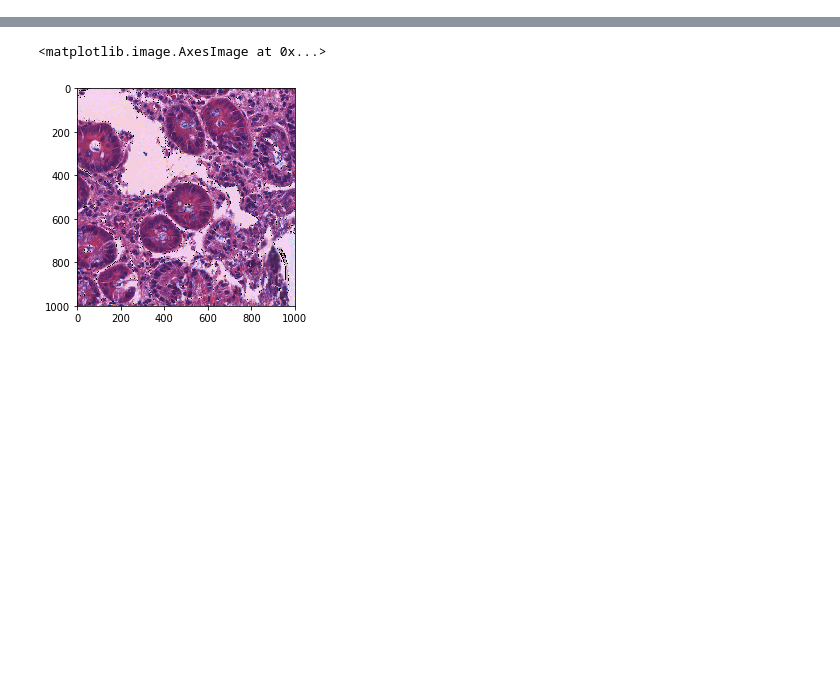
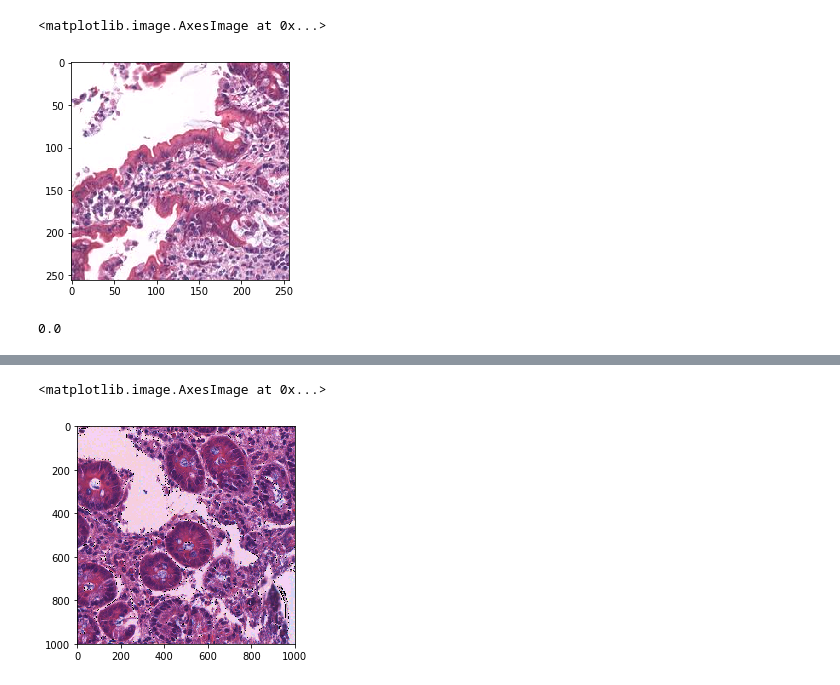
Before and after one commit to UVA-DSI-2019-Capstones/CHRC, a Jupyter notebook: image_augmentaion/color_correction.ipynb, the cells around one changed output, grey strips where cells are left out. Saved outputs shown, nothing was run; the diff lists cells and outputs as text; code cells hidden in the pictures; blank space fills up the shorter version.

```diff
--- a/image_augmentaion/color_correction.ipynb
+++ b/image_augmentaion/color_correction.ipynb
@@ -77 +98,16 @@ plt.imshow(out,shape=(256,256))
+# %%
+contrast = random.randint(-4, 8)
+contrast = (contrast*5)/255
+
+img = img * (contrast/127+1) - contrast
+img = np.clip(img, 0, 1)
+# %%
+plt.imshow(img,shape=(256,256))
+# %% [output]
+<matplotlib.image.AxesImage at 0x...>
+[figure, added]
+# %%
+contrast*255
+# %% [output]
+0.0
 # %%
```
Also changed, not shown: parts of 11 cells of this notebook, 8 other files.
